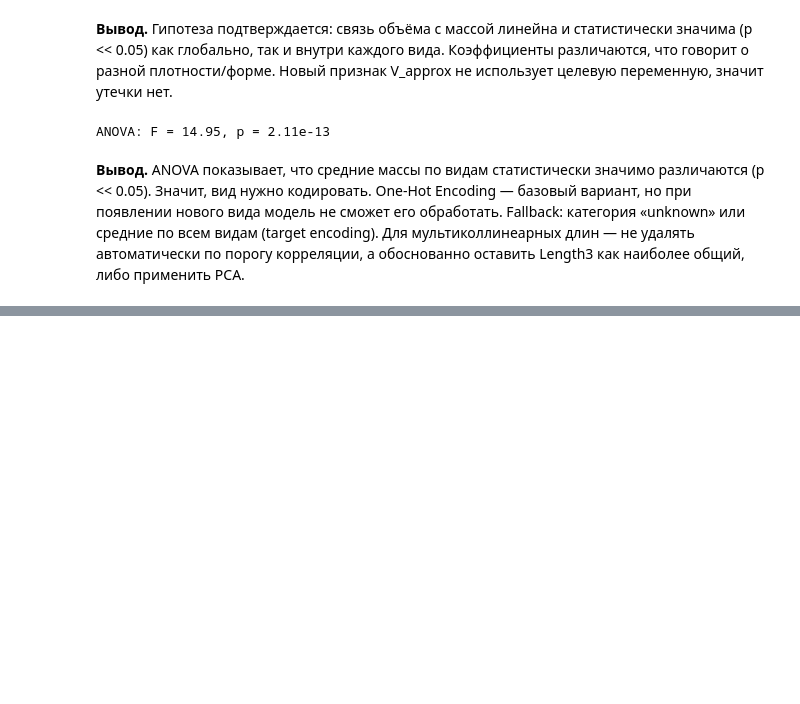
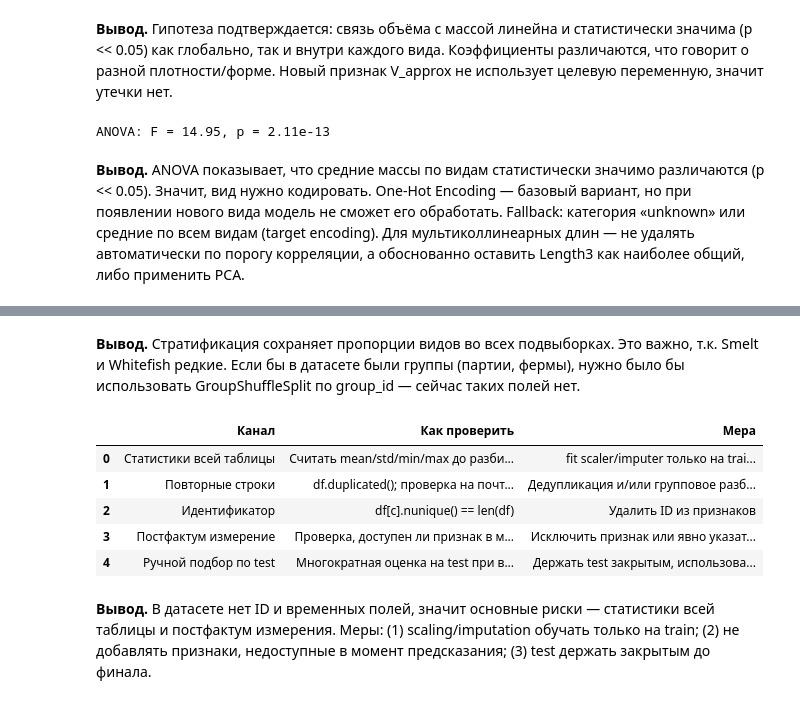
Before and after one commit to tylerrussin/Fish-Dimensions-Regression-Analysis, a Jupyter notebook: notebooks/01-eda.ipynb, the cells around one changed output, grey strips where cells are left out. Saved outputs shown, nothing was run; the diff lists cells and outputs as text; code cells hidden in the pictures; blank space fills up the shorter version.

```diff
--- a/notebooks/01-eda.ipynb
+++ b/notebooks/01-eda.ipynb
@@ -351,0 +425,30 @@ ANOVA: F = 14.95, p = 2.11e-13
+# %% [markdown]
+**Вывод.** Стратификация сохраняет пропорции видов во всех подвыборках. Это важно, т.к. Smelt и Whitefish редкие. Если бы в датасете были группы (партии, фермы), нужно было бы использовать GroupShuffleSplit по group_id — сейчас таких полей нет.
+# %%
+leakage_table = pd.DataFrame([
+    {"Канал": "Статистики всей таблицы",
+     "Как проверить": "Считать mean/std/min/max до разбиения и использовать их для scaling",
+     "Мера": "fit scaler/imputer только на train, transform на val/test"},
+    {"Канал": "Повторные строки",
+     "Как проверить": "df.duplicated(); проверка на почти-дубликаты",
+     "Мера": "Дедупликация и/или групповое разбиение по group_id"},
+    {"Канал": "Идентификатор",
+     "Как проверить": "df[c].nunique() == len(df)",
+     "Мера": "Удалить ID из признаков"},
+    {"Канал": "Постфактум измерение",
+     "Как проверить": "Проверка, доступен ли признак в момент предсказания",
+     "Мера": "Исключить признак или явно указать момент времени"},
+    {"Канал": "Ручной подбор по test",
+     "Как проверить": "Многократная оценка на test при выборе модели",
+     "Мера": "Держать test закрытым, использовать val для выбора модели"},
+])
+leakage_table
+# %% [output]
+|  | Канал | Как проверить | Мера |
+| 0 | Статистики всей таблицы | Считать mean/std/min/max до разби... | fit scaler/imputer только на trai... |
+| 1 | Повторные строки | df.duplicated(); проверка на почт... | Дедупликация и/или групповое разб... |
+| 2 | Идентификатор | df[c].nunique() == len(df) | Удалить ID из признаков |
+| 3 | Постфактум измерение | Проверка, доступен ли признак в м... | Исключить признак или явно указат... |
+| 4 | Ручной подбор по test | Многократная оценка на test при в... | Держать test закрытым, использова... |
+# %% [markdown]
+**Вывод.** В датасете нет ID и временных полей, значит основные риски — статистики всей таблицы и постфактум измерения. Меры: (1) scaling/imputation обучать только на train; (2) не добавлять признаки, недоступные в момент предсказания; (3) test держать закрытым до финала.
```
Also changed, not shown: parts of 10 cells of this notebook.
